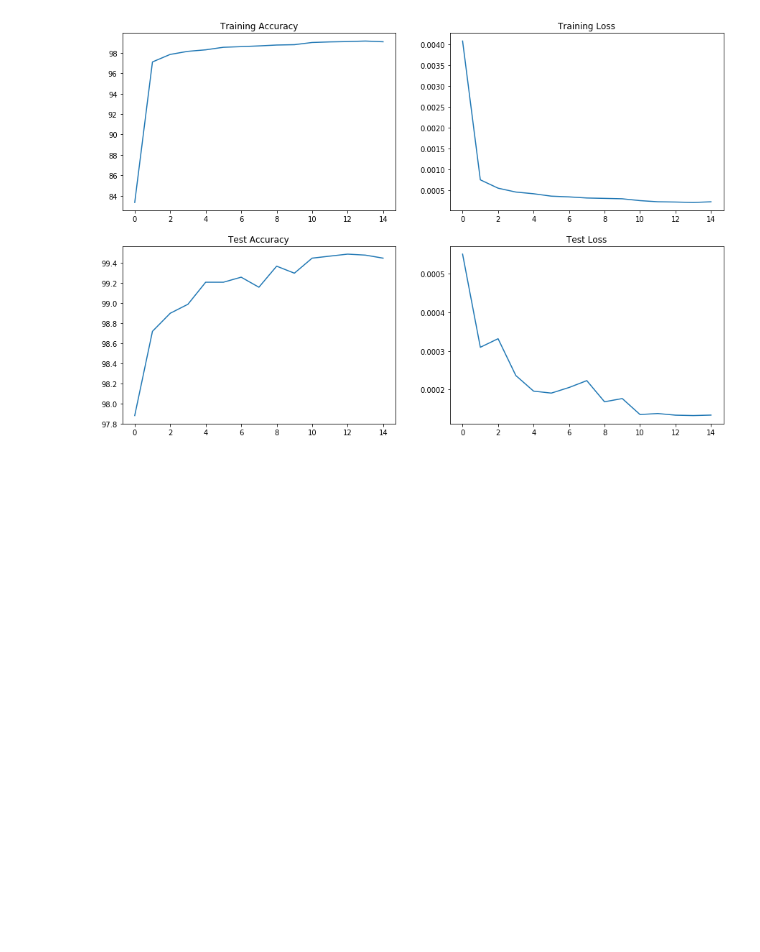
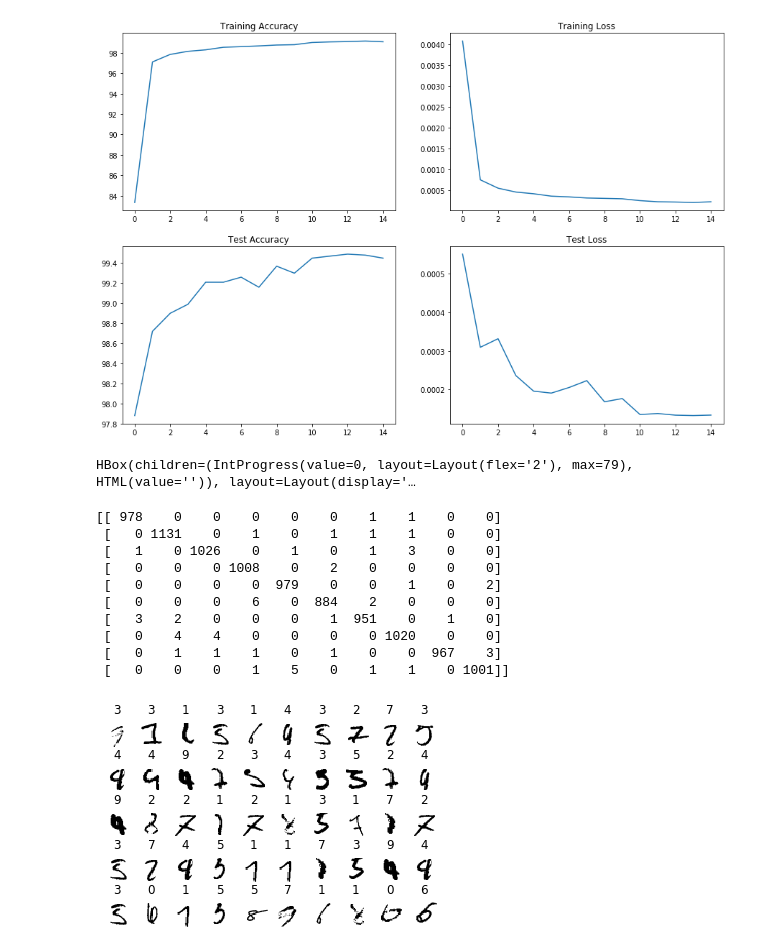
Before and after one commit to raguram/eva, a Jupyter notebook: S6/MNIST_Assignment6-without-regularization.ipynb, the cells around one changed output. Saved outputs shown, nothing was run; the diff lists cells and outputs as text; code cells hidden in the pictures; blank space fills up the shorter version.

Commit message:
Added code to plot images

```diff
--- a/S6/MNIST_Assignment6-without-regularization.ipynb
+++ b/S6/MNIST_Assignment6-without-regularization.ipynb
@@ -40,6 +40,7 @@ def showImages(images, labels, cols=10):
     plt.subplot(rows, cols, index + 1)
     plt.axis('off')
     plt.imshow(images[index].numpy().squeeze(), cmap='gray_r')
+    plt.title(labels[index].item())
 
 cpu = torch.device("cpu")
 device = getDevice()
@@ -184,7 +170,7 @@ Estimated Total Size (MB): 0.67
 def compute_accuracy(prediction, target):
   return 100 * prediction.eq(target.view_as(prediction)).sum().item() / float(len(prediction))
 
-def compute_metrics(data, prediction, target):
+def compute_miss(data, prediction, target):
   corrects = prediction.eq(target.view_as(prediction))
   accuracy = corrects.sum().item() / len(prediction)
   miss_indices = ~corrects
@@ -192,7 +178,7 @@ def compute_metrics(data, prediction, target):
   miss_predictions = prediction[miss_indices]
   miss_targets = target[miss_indices]
   print(confusion_matrix(target.to(cpu), prediction.to(cpu)))
-  return accuracy * 100, (miss_data, miss_predictions, miss_targets)
+  return (miss_data, miss_predictions, miss_targets)
 # %% [markdown]
 ### Code to train the model
 # %%
@@ -307,3 +293,22 @@ axs[1, 1].set_title("Test Loss")
 # %% [output]
 Text(0.5, 1.0, 'Test Loss')
 [figure]
+# %%
+(test_data, test_target, test_prediction, avgTestLoss) = test(net, test_loader)
+(miss_data, miss_predictions, miss_targets) = compute_miss(test_data, test_prediction, test_target)
+
+randImages = randInt(0, len(miss_data), 50)
+showImages(miss_data[randImages].to(cpu), miss_predictions[randImages].to(cpu))
+# %% [output]
+HBox(children=(IntProgress(value=0, layout=Layout(flex='2'), max=79), HTML(value='')), layout=Layout(display='…
+[[ 978    0    0    0    0    0    1    1    0    0]
+ [   0 1131    0    1    0    1    1    1    0    0]
+ [   1    0 1026    0    1    0    1    3    0    0]
+ [   0    0    0 1008    0    2    0    0    0    0]
+ [   0    0    0    0  979    0    0    1    0    2]
+ [   0    0    0    6    0  884    2    0    0    0]
+ [   3    2    0    0    0    1  951    0    1    0]
+ [   0    4    4    0    0    0    0 1020    0    0]
+ [   0    1    1    1    0    1    0    0  967    3]
+ [   0    0    0    1    5    0    1    1    0 1001]]
+[figure, added]
```
Also changed, not shown: parts of 2 cells of this notebook.
